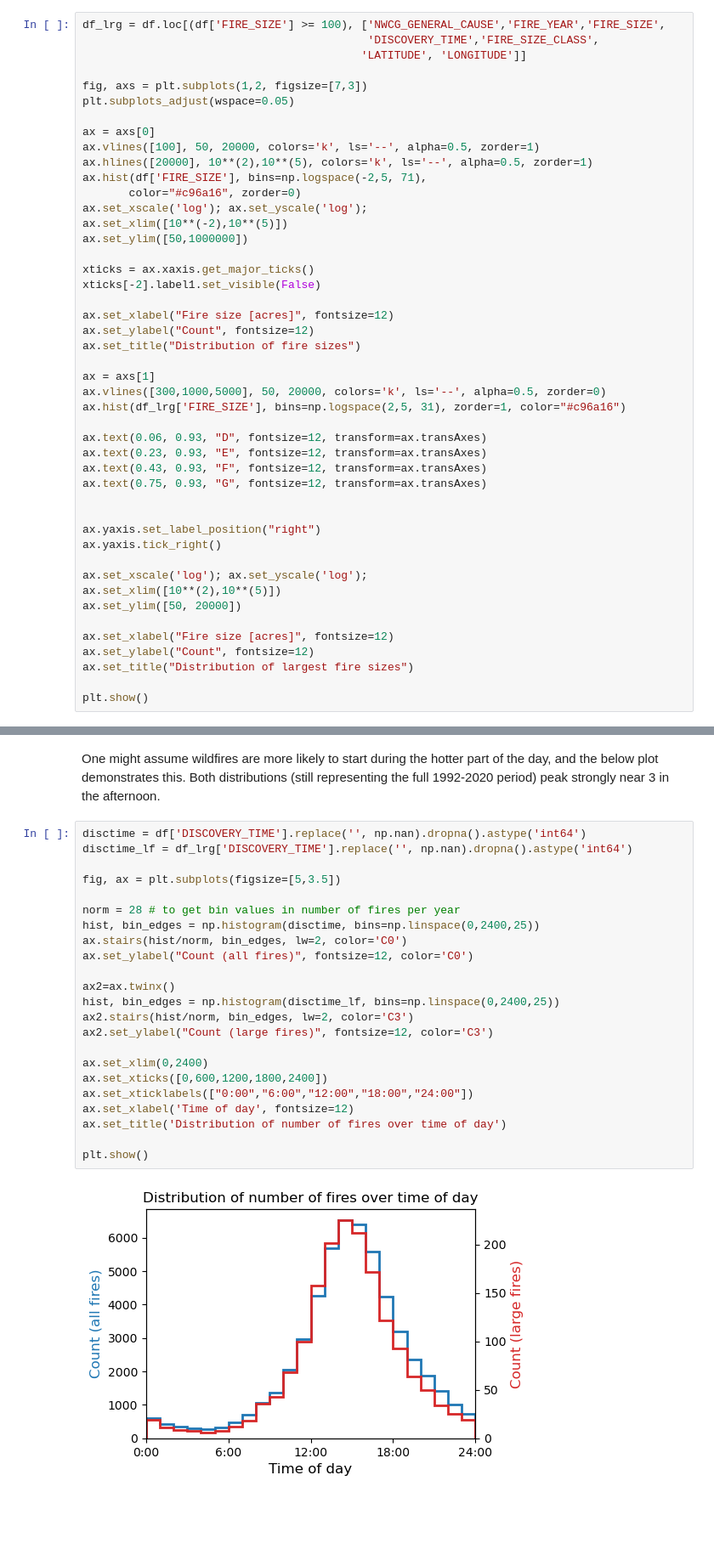
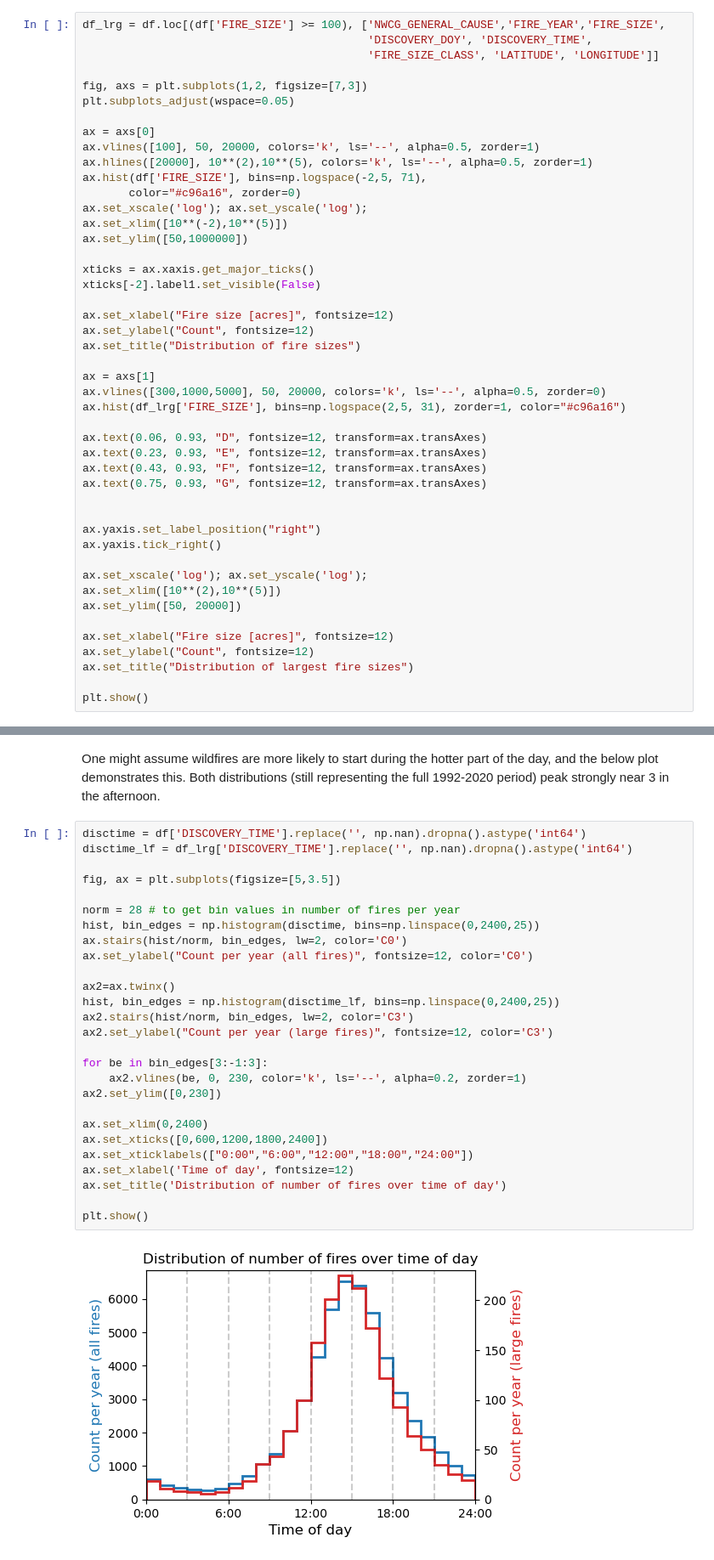
Before and after one commit to rucskajj/Data-Science-Projects, a Jupyter notebook: USWildfires00-20/US_Wildfires_Analysis.ipynb, the cells around one changed output, grey strips where cells are left out. Shown at 85% size. Cells and saved outputs as stored; diff of their text form; blank space fills up the shorter version.

```diff
--- a/USWildfires00-20/US_Wildfires_Analysis.ipynb
+++ b/USWildfires00-20/US_Wildfires_Analysis.ipynb
@@ -32,7 +54,7 @@ df = pd.read_pickle(df_dir+df_filename)
 # %%
 df_lrg = df.loc[(df['FIRE_SIZE'] >= 100), ['NWCG_GENERAL_CAUSE','FIRE_YEAR','FIRE_SIZE',
-                                           'DISCOVERY_TIME','FIRE_SIZE_CLASS',
-                                          'LATITUDE', 'LONGITUDE']]
+                                           'DISCOVERY_DOY', 'DISCOVERY_TIME',
+                                           'FIRE_SIZE_CLASS', 'LATITUDE', 'LONGITUDE']]
 
 fig, axs = plt.subplots(1,2, figsize=[7,3])
 plt.subplots_adjust(wspace=0.05)
@@ -82,25 +104,29 @@ One might assume wildfires are more likely to start during the hotter part of th
 # %%
 disctime = df['DISCOVERY_TIME'].replace('', np.nan).dropna().astype('int64')
 disctime_lf = df_lrg['DISCOVERY_TIME'].replace('', np.nan).dropna().astype('int64')
 
 fig, ax = plt.subplots(figsize=[5,3.5])
 
 norm = 28 # to get bin values in number of fires per year
 hist, bin_edges = np.histogram(disctime, bins=np.linspace(0,2400,25))
 ax.stairs(hist/norm, bin_edges, lw=2, color='C0')
-ax.set_ylabel("Count (all fires)", fontsize=12, color='C0')
+ax.set_ylabel("Count per year (all fires)", fontsize=12, color='C0')
 
 ax2=ax.twinx()
 hist, bin_edges = np.histogram(disctime_lf, bins=np.linspace(0,2400,25))
 ax2.stairs(hist/norm, bin_edges, lw=2, color='C3')
-ax2.set_ylabel("Count (large fires)", fontsize=12, color='C3')
+ax2.set_ylabel("Count per year (large fires)", fontsize=12, color='C3')
+
+for be in bin_edges[3:-1:3]:
+    ax2.vlines(be, 0, 230, color='k', ls='--', alpha=0.2, zorder=1)
+ax2.set_ylim([0,230])
 
 ax.set_xlim(0,2400)
 ax.set_xticks([0,600,1200,1800,2400])
 ax.set_xticklabels(["0:00","6:00","12:00","18:00","24:00"])
 ax.set_xlabel('Time of day', fontsize=12)
 ax.set_title('Distribution of number of fires over time of day')
 
 plt.show()
 # %% [output]
-[figure, old version]
+[figure, new version]
```
Also changed, not shown: parts of 5 cells of this notebook.
